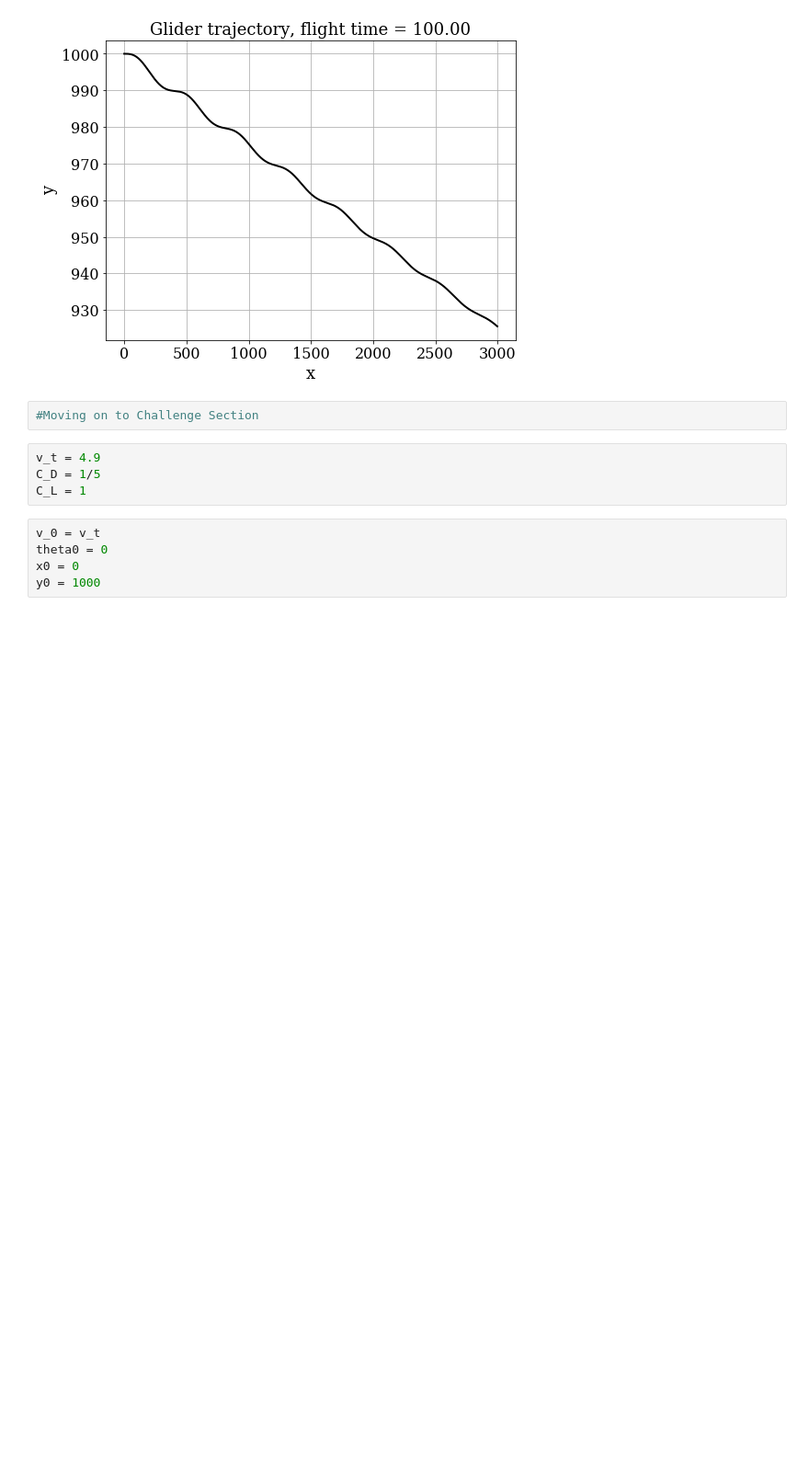
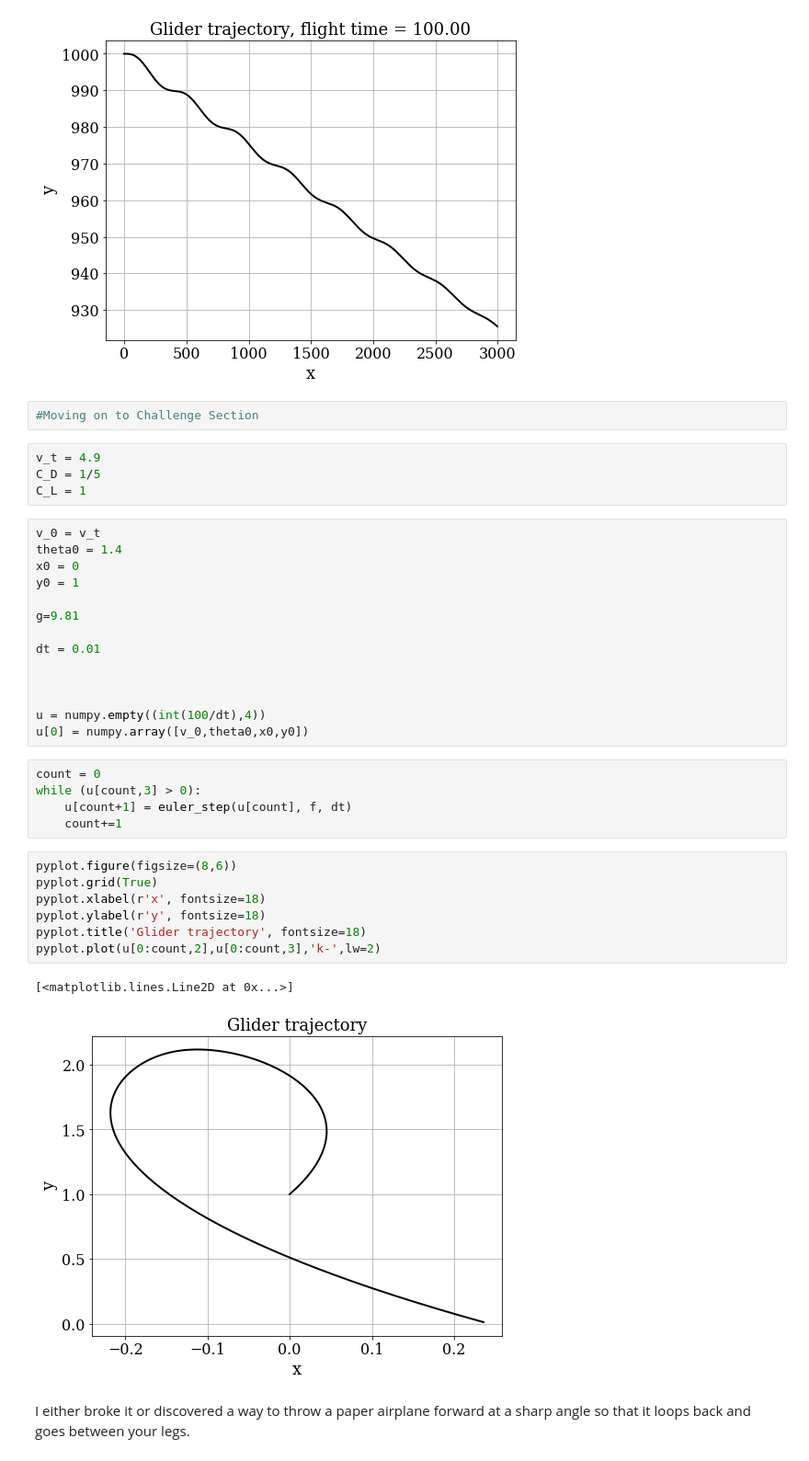
Before and after one commit to bryanhoffman/jupyterStuff, a Jupyter notebook: Untitled.ipynb, the cells around one changed output. Shown at 92% size. Saved outputs shown, nothing was run; the diff lists cells and outputs as text; blank space fills up the shorter version.

```diff
--- a/Untitled.ipynb
+++ b/Untitled.ipynb
@@ -88,8 +88,34 @@ pyplot.plot(u[:,2],u[:,3],'k-',lw=2)
 v_t = 4.9
 C_D = 1/5
 C_L = 1
-# %%
-v_0 = v_t
-theta0 = 0
-x0 = 0
-y0 = 1000
+# %%
+v_0 = v_t
+theta0 = 1.4
+x0 = 0
+y0 = 1
+
+g=9.81
+
+dt = 0.01
+
+
+
+u = numpy.empty((int(100/dt),4))
+u[0] = numpy.array([v_0,theta0,x0,y0])
+# %%
+count = 0
+while (u[count,3] > 0):
+    u[count+1] = euler_step(u[count], f, dt)
+    count+=1
+# %%
+pyplot.figure(figsize=(8,6))
+pyplot.grid(True)
+pyplot.xlabel(r'x', fontsize=18)
+pyplot.ylabel(r'y', fontsize=18)
+pyplot.title('Glider trajectory', fontsize=18)
+pyplot.plot(u[0:count,2],u[0:count,3],'k-',lw=2)
+# %% [output]
+[<matplotlib.lines.Line2D at 0x...>]
+[figure, added]
+# %% [markdown]
+I either broke it or discovered a way to throw a paper airplane forward at a sharp angle so that it loops back and goes between your legs.
```
Also changed, not shown: parts of 4 cells of this notebook.
